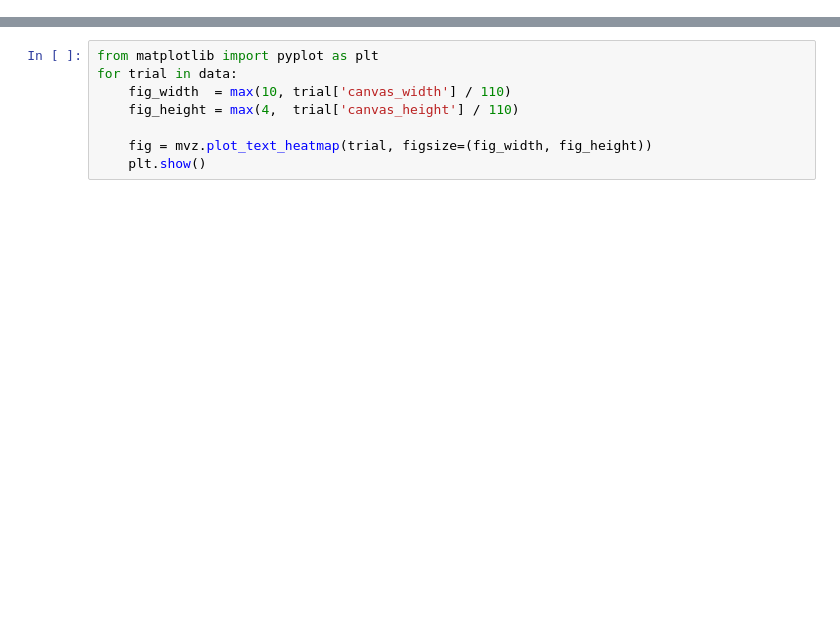
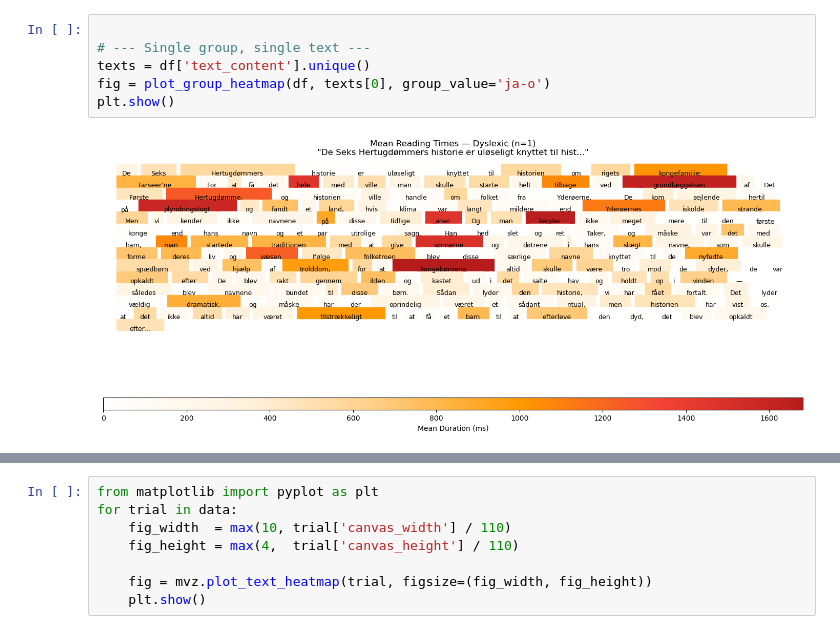
Before and after one commit to ethanweed/experiment_templates, a Jupyter notebook: JATOS data parsing tools/heatmaps.ipynb, the cells around one changed output, grey strips where cells are left out. Drawn from its saved outputs; the diff is of its cells as text; blank space fills up the shorter version.

```diff
--- a/JATOS data parsing tools/heatmaps.ipynb
+++ b/JATOS data parsing tools/heatmaps.ipynb
@@ -28,0 +224,8 @@ print(f"Built {len(data)} trials")
+# %%
+
+# --- Single group, single text ---
+texts = df['text_content'].unique()
+fig = plot_group_heatmap(df, texts[0], group_value='ja-o')
+plt.show()
+# %% [output]
+[figure, added]
```
Also changed, not shown: parts of 8 cells of this notebook, 2 other files.
